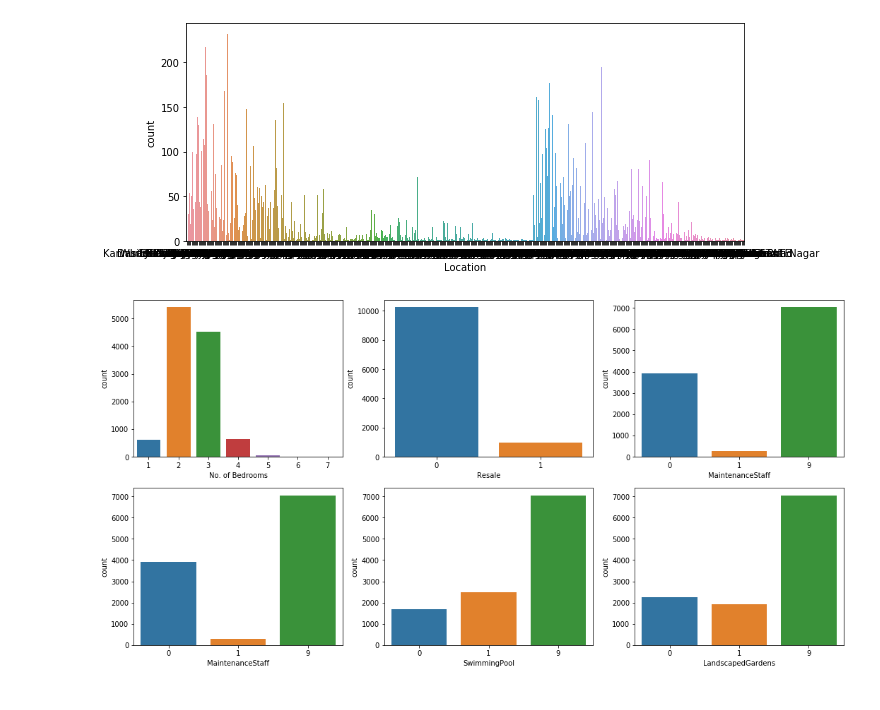
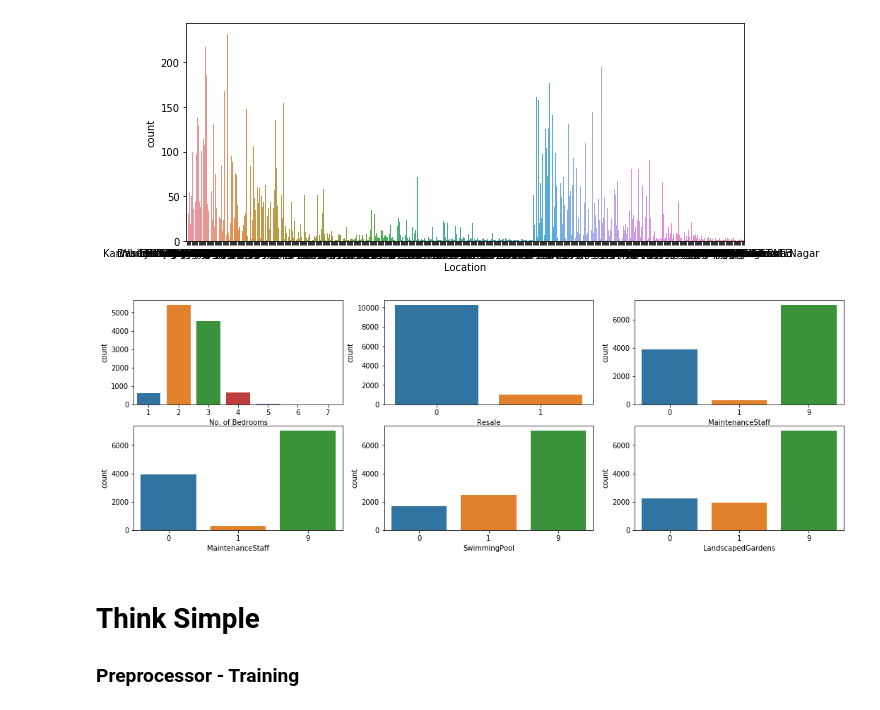
Before and after one commit to rshby/Supervised_Learning, a Jupyter notebook: House Price in India/House Price India - ElasticNet.ipynb, the cells around one changed output. Saved outputs shown, nothing was run; the diff lists cells and outputs as text; code cells hidden in the pictures.

```diff
--- a/House Price in India/House Price India - ElasticNet.ipynb
+++ b/House Price in India/House Price India - ElasticNet.ipynb
@@ -73,25 +73,28 @@ plt.show()
 # %% [output]
 [figure]
 # %%
-plt.figure(figsize=(18, 9))
+plt.figure(figsize=(18, 6))
 plt.subplot(2,3,1)
 ax = sns.countplot(df["No. of Bedrooms"])
 
 plt.subplot(2,3,2)
 ax = sns.countplot(df["Resale"])
 
 plt.subplot(2,3,3)
 ax = sns.countplot(df["MaintenanceStaff"])
 
 plt.subplot(2,3,4)
 ax = sns.countplot(df["MaintenanceStaff"])
 
 plt.subplot(2,3,5)
 ax = sns.countplot(df["SwimmingPool"])
 
 plt.subplot(2,3,6)
 ax = sns.countplot(df["LandscapedGardens"])
 
 plt.show()
 # %% [output]
-[figure, old version]
+[figure, new version]
+# %% [markdown]
+# Think Simple
+### Preprocessor - Training
```
Also changed, not shown: parts of 4 cells of this notebook.
